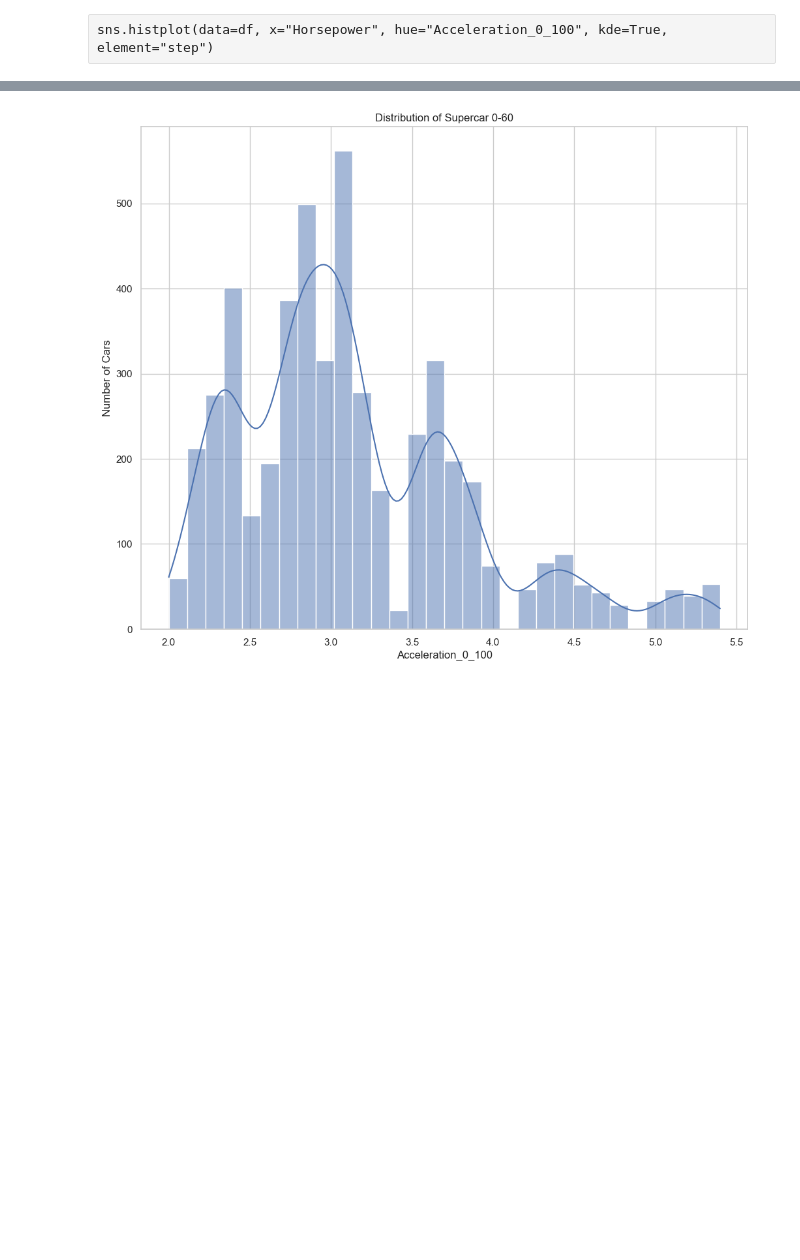
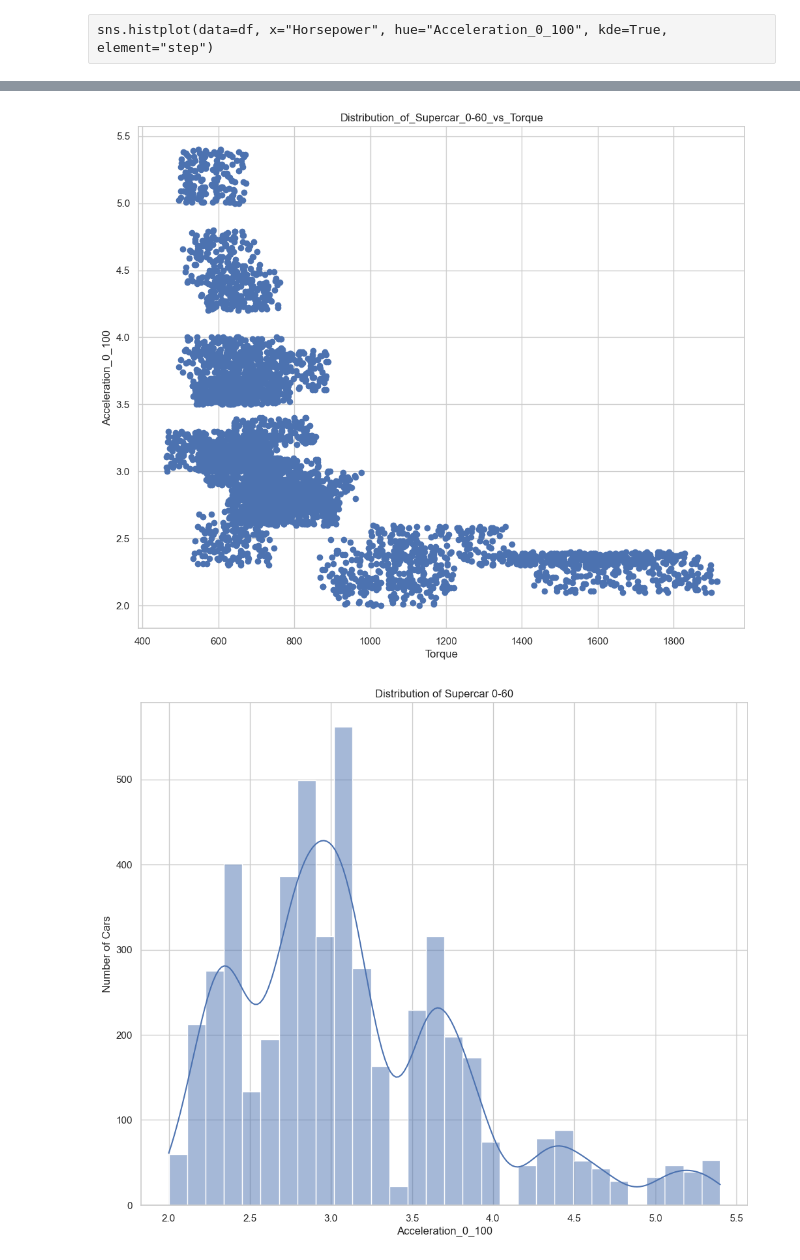
Before and after one commit to ShokrollahMichaelMeraj/Kaggle_dataset_Supercar_price_prediction, a Jupyter notebook: notebooks/01_exploration.ipynb, the cells around one changed output, grey strips where cells are left out. Drawn from its saved outputs; the diff is of its cells as text; code cells hidden in the pictures; blank space fills up the shorter version.

```diff
--- a/notebooks/01_exploration.ipynb
+++ b/notebooks/01_exploration.ipynb
@@ -223,3 +239,12 @@ sns.histplot(data=df, x="Horsepower", hue="Acceleration_0_100", kde=True, elemen
+# %%
+plt.scatter(df["Torque"],df["Acceleration_0_100"])
+plt.title("Distribution_of_Supercar_0-60_vs_Torque")
+plt.xlabel("Torque")
+plt.ylabel("Acceleration_0_100")
+plt.savefig('Distribution_of_Supercar_0-60_vs_Torque.png')
+plt.show()
+# %% [output]
+[figure, added]
 # %%
 sns.histplot(df["Acceleration_0_100"], bins=30, kde=True)
 plt.title("Distribution of Supercar 0-60")
```
Also changed, not shown: parts of 2 cells of this notebook, 9 other files.
